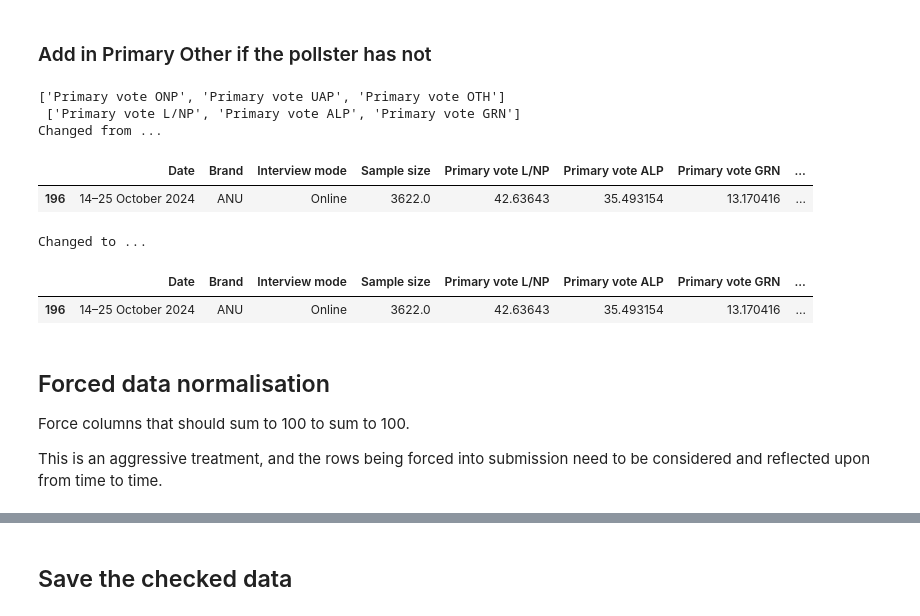
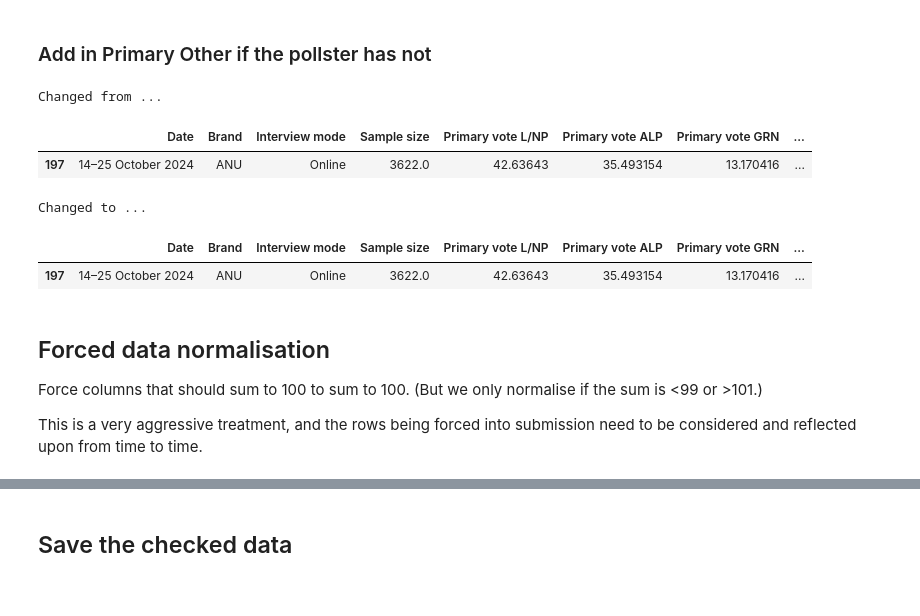
Before and after one commit to bpalmer4/Australian-Federal-Election-2025, a Jupyter notebook: notebooks/_data_capture.ipynb, the cells around one changed output, grey strips where cells are left out. Drawn from its saved outputs; the diff is of its cells as text; code cells hidden in the pictures.

```diff
--- a/notebooks/_data_capture.ipynb
+++ b/notebooks/_data_capture.ipynb
@@ -110,7 +107,9 @@ attitudinal:
 # %%
 def fix_col_names(input_: dict[str, pd.DataFrame]) -> dict[str, pd.DataFrame]:
     """
-    Standardise the column names in the tables.
+    Standardise the column names in the tables. For some reason,
+    the voting intention and attitudinal tables at Wikipedia have
+    different column names for the same information.
     """
 
     fix = {
@@ -135,6 +134,7 @@ def fix_col_names(input_: dict[str, pd.DataFrame]) -> dict[str, pd.DataFrame]:
 
 
 data = fix_col_names(data)
+data.keys()
 # %% [output]
 voting-intention fixed col from Sample size to Sample size
 attitudinal fixed col from Firm to Brand
@@ -241,41 +256,51 @@ For 2pp vote distributed undecideds over 23.32% of rows.
 # %% [markdown]
 ### Add in Primary Other if the pollster has not
 # %%
-OTHER = "Primary vote OTH"
-majors = ["L/NP", "ALP", "GRN"]
-minor_p = [
-    x
-    for x in data[VOTING_INTENTION].columns
-    if "Primary" in x and not any(z in x for z in majors)
-]
-major_p = [
-    x
-    for x in data[VOTING_INTENTION].columns
-    if "Primary" in x and any(z in x for z in majors)
-]
-print(minor_p, "\n", major_p)
-rows = data[VOTING_INTENTION][minor_p].isna().sum(axis=1) == len(minor_p)
-if rows.sum() > 0:
-    print("Changed from ...")
-    display(data[VOTING_INTENTION].loc[rows])
-    data[VOTING_INTENTION].loc[rows, OTHER] = 100 - data[VOTING_INTENTION].loc[
-        rows, major_p
-    ].sum(axis=1)
-    print("Changed to ...")
-    display(data[VOTING_INTENTION].loc[rows])
+def fix_primary_other(data_dict: dict[str, pd.DataFrame]) -> dict[str, pd.DataFrame]:
+    """
+    Ensure that the 'Primary vote OTH' column is data populated.
+    """
+
+    other = "Primary vote OTH"
+    majors = ["L/NP", "ALP", "GRN"]
+    minor_p = [
+        x
+        for x in data[VOTING_INTENTION].columns
+        if "Primary" in x and not any(z in x for z in majors)
+    ]
+    major_p = [
+        x
+        for x in data[VOTING_INTENTION].columns
+        if "Primary" in x and any(z in x for z in majors)
+    ]
+
+    rows = data[VOTING_INTENTION][minor_p].isna().sum(axis=1) == len(minor_p)
+    if rows.sum() > 0:
+        print("Changed from ...")
+        display(data[VOTING_INTENTION].loc[rows])
+        data[VOTING_INTENTION].loc[rows, other] = 100 - data[VOTING_INTENTION].loc[
+            rows, major_p
+        ].sum(axis=1)
+
+        print("Changed to ...")
+        display(data[VOTING_INTENTION].loc[rows])
+
+    return data_dict
+
+
+data = fix_primary_other(data)
 # %% [output]
-['Primary vote ONP', 'Primary vote UAP', 'Primary vote OTH']
- ['Primary vote L/NP', 'Primary vote ALP', 'Primary vote GRN']
 Changed from ...
 |  | Date | Brand | Interview mode | Sample size | Primary vote L/NP | Primary vote ALP | Primary vote GRN | ... |
-| 196 | 14–25 October 2024 | ANU | Online | 3622.0 | 42.63643 | 35.493154 | 13.170416 | ... |
+| 197 | 14–25 October 2024 | ANU | Online | 3622.0 | 42.63643 | 35.493154 | 13.170416 | ... |
 Changed to ...
 |  | Date | Brand | Interview mode | Sample size | Primary vote L/NP | Primary vote ALP | Primary vote GRN | ... |
-| 196 | 14–25 October 2024 | ANU | Online | 3622.0 | 42.63643 | 35.493154 | 13.170416 | ... |
+| 197 | 14–25 October 2024 | ANU | Online | 3622.0 | 42.63643 | 35.493154 | 13.170416 | ... |
 # %% [markdown]
 ## Forced data normalisation
 
 Force columns that should sum to 100 to sum to 100.
+(But we only normalise if the sum is <99 or >101.)
 
-This is an aggressive treatment, and the rows being forced into
+This is a very aggressive treatment, and the rows being forced into
 submission need to be considered and reflected upon from time to time.
```
Also changed, not shown: parts of 22 cells of this notebook.
